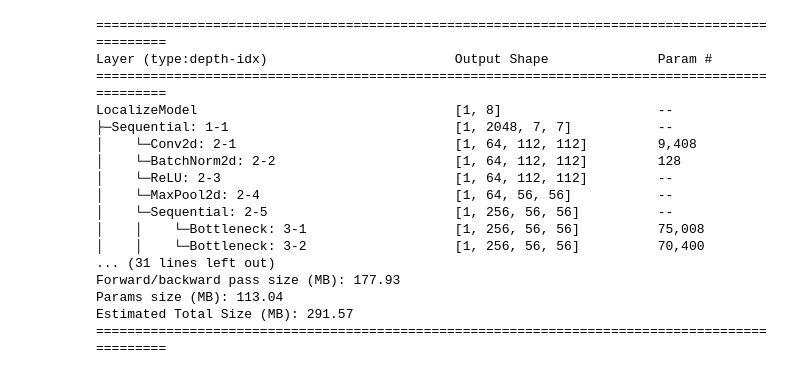
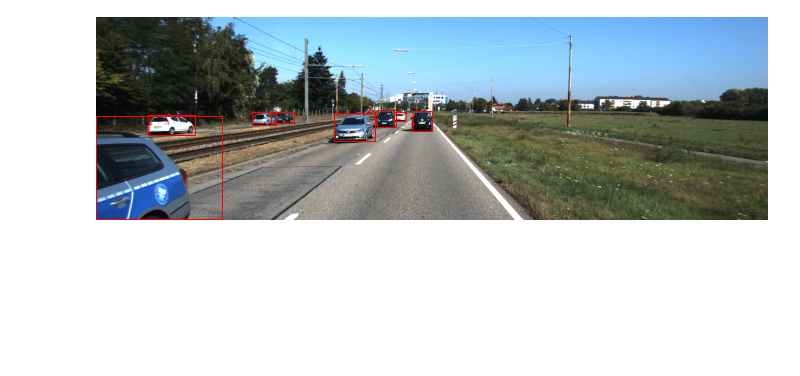
Before and after one commit to Yongseok1113/AIFFEL_quest_rs, a Jupyter notebook: Exploration/Object Detection/object_detection.ipynb, the cells around one changed output. Drawn from its saved outputs; the diff is of its cells as text; code cells hidden in the pictures; blank space fills up the shorter version.

```diff
--- a/Exploration/Object Detection/object_detection.ipynb
+++ b/Exploration/Object Detection/object_detection.ipynb
@@ -25,52 +90,19 @@ NUM_CLASSES = 3
 # %%
-output_num = 1 + 4 + NUM_CLASSES  # object_prob 1, bbox coord 4, class_prob 3
+# 이미지 위에 바운딩 박스를 그려 화면에 표시해 주세요.
+def visualize_bbox(input_image, objects):
+    input_image = copy.deepcopy(input_image)
+    draw = ImageDraw.Draw(input_image)
 
-class LocalizeModel(nn.Module):
-    def __init__(self):
-        super(LocalizeModel, self).__init__()
-        self.base_model = models.resnet50(weights=ResNet50_Weights.IMAGENET1K_V1)
-        self.base_model = nn.Sequential(*list(self.base_model.children())[:-2])
+    for _obj in objects:
+        # 바운딩 박스 좌표(x_min, x_max, y_min, y_max) 구하기
+        height, width, _ = np.shape(input_image)
+        x_min, y_min, x_max, y_max = _obj['bbox']
 
-        # CNN을 활용해서 예측값을 선언해주세요
-        self.conv = nn.Conv2d(2048, 256, kernel_size=3, padding=1)
-        self.relu = nn.ReLU()
-        self.global_avg_pool = nn.AdaptiveAvgPool2d((1, 1))
-        self.fc1 = nn.Linear(256, 128)
-        self.fc2 = nn.Linear(128, output_num)
-        self.sigmoid = nn.Sigmoid()
+        # 바운딩 박스 그리기
+        draw.rectangle([x_min, y_min, x_max, y_max], outline=(255,0,0), width=2)
 
-    def forward(self, x):
-        x = self.base_model(x)
-        x = self.conv(x)
-        x = self.relu(x)
-        x = self.global_avg_pool(x)
-        x = torch.flatten(x, 1)
-        x = self.fc1(x)
-        x = self.relu(x)
-        x = self.fc2(x)
-        x = self.sigmoid(x)
-        return x
+    return input_image
 
-# localize_model을 만들어주세요
-localize_model = LocalizeModel()
-
-from torchinfo import summary
-summary(localize_model, input_size=(1, 3, 224, 224))
+visualize_bbox(img, objects)
 # %% [output]
-===============================================================================================
-Layer (type:depth-idx)                        Output Shape              Param #
-===============================================================================================
-LocalizeModel                                 [1, 8]                    --
-├─Sequential: 1-1                             [1, 2048, 7, 7]           --
-│    └─Conv2d: 2-1                            [1, 64, 112, 112]         9,408
-│    └─BatchNorm2d: 2-2                       [1, 64, 112, 112]         128
-│    └─ReLU: 2-3                              [1, 64, 112, 112]         --
-│    └─MaxPool2d: 2-4                         [1, 64, 56, 56]           --
-│    └─Sequential: 2-5                        [1, 256, 56, 56]          --
-│    │    └─Bottleneck: 3-1                   [1, 256, 56, 56]          75,008
-│    │    └─Bottleneck: 3-2                   [1, 256, 56, 56]          70,400
-... (31 lines left out)
-Forward/backward pass size (MB): 177.93
-Params size (MB): 113.04
-Estimated Total Size (MB): 291.57
-===============================================================================================
+[figure, added]
```
Also changed, not shown: parts of 30 cells of this notebook, 20 other files.
